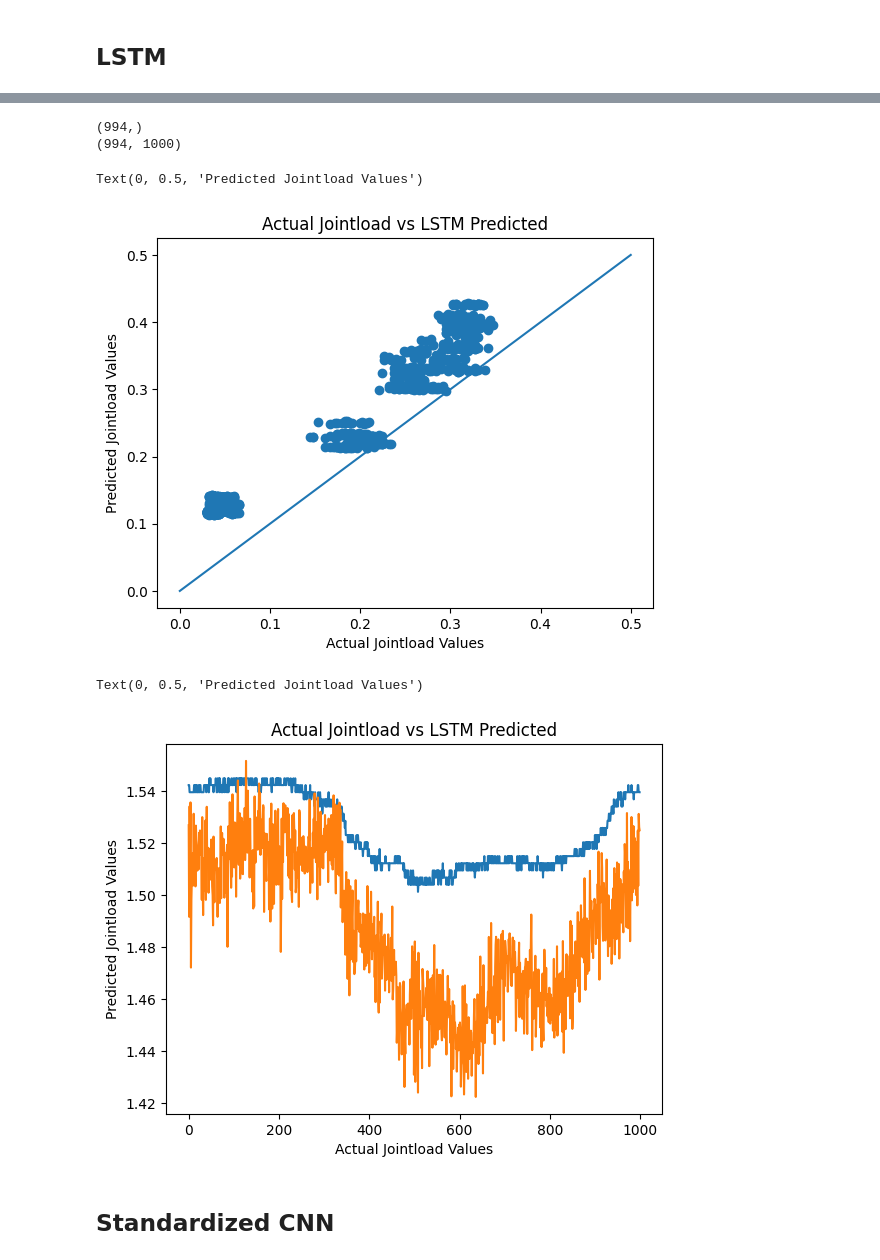
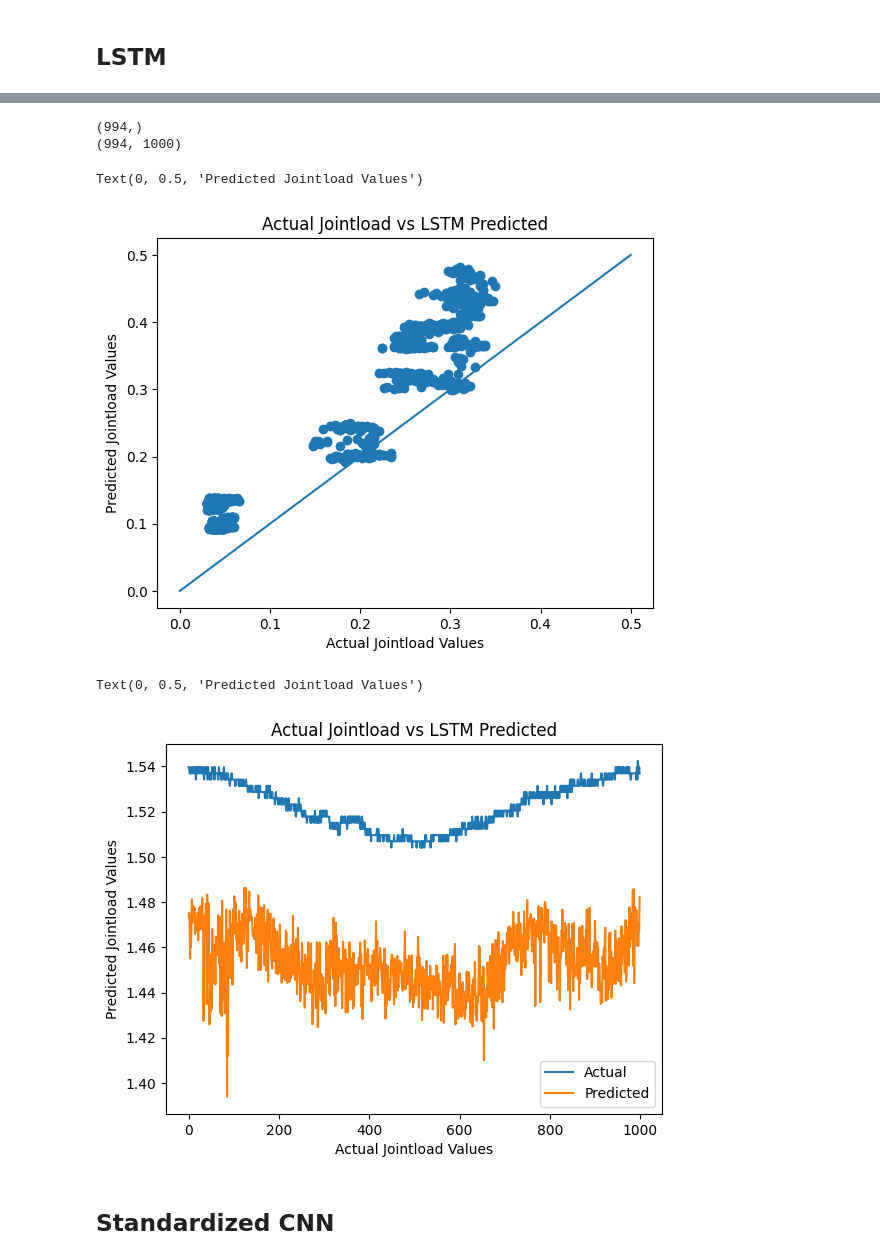
Before and after one commit to Jcollins2021/Jointload-Project, a Jupyter notebook: data_analysis.ipynb, the cells around one changed output, grey strips where cells are left out. Saved outputs shown, nothing was run; the diff lists cells and outputs as text; code cells hidden in the pictures.

```diff
--- a/data_analysis.ipynb
+++ b/data_analysis.ipynb
@@ -1099,7 +1100,7 @@ Model: "sequential_10"
  Trainable params: 3,632,830 (13.86 MB)
  Non-trainable params: 0 (0.00 B)
 # %%
-lstm.fit(train_data, train_result, epochs=10, batch_size=5, validation_split=0.3)
+lstm.fit(train_data, train_result, epochs=10, batch_size=10, validation_split=0.3)
 
 # lstm_loss, lstm_mae = lstm.evaluate(combined_interpolated_data, results)
 # print(f"Loss: {lstm_loss}, MAE: {lstm_mae}")
@@ -1140,17 +1141,18 @@ plt.ylabel("Predicted Jointload Values")
 (994,)
 (994, 1000)
 Text(0, 0.5, 'Predicted Jointload Values')
-[figure, old version]
+[figure, new version]
 # %%
-values = 10
-plt.plot(np.arange(0, 1000), test_result[values])
-plt.plot(np.arange(0, 1000), lstm_predictions[values])
+values = 100
+plt.plot(np.arange(0, 1000), test_result[values], label = 'Actual')
+plt.plot(np.arange(0, 1000), lstm_predictions[values], label = 'Predicted')
+plt.legend()
 plt.title("Actual Jointload vs LSTM Predicted")
 plt.xlabel("Actual Jointload Values")
 plt.ylabel("Predicted Jointload Values")
 # %% [output]
 Text(0, 0.5, 'Predicted Jointload Values')
-[figure, old version]
+[figure, new version]
 # %% [markdown]
 ## Standardized CNN
 # %%
```
Also changed, not shown: parts of 39 cells of this notebook, 2 other files.
